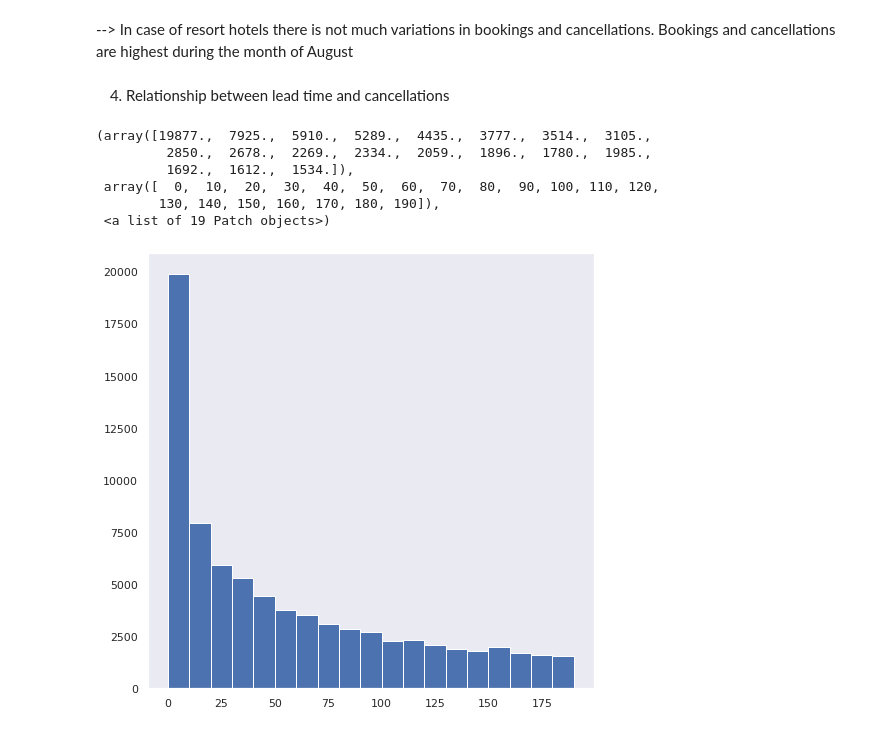
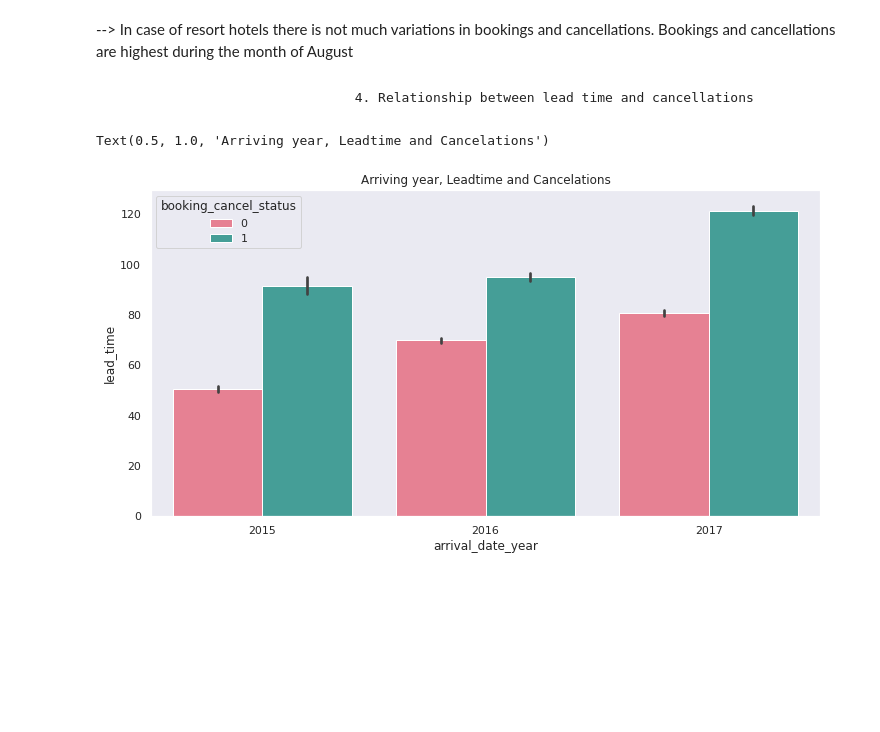
Before and after one commit to SomyaH99/Data_analysis_0f_Hotel_bookings, a Jupyter notebook: Hotel_Booking_Analysis_Capstone_Project.ipynb, the cells around one changed output. Drawn from its saved outputs; the diff is of its cells as text; code cells hidden in the pictures; blank space fills up the shorter version.

```diff
--- a/Hotel_Booking_Analysis_Capstone_Project.ipynb
+++ b/Hotel_Booking_Analysis_Capstone_Project.ipynb
@@ -341,14 +323,11 @@ plt.show()
 # %% [markdown]
 --> In case of resort hotels there is not much variations in bookings and cancellations. Bookings and cancellations are highest during the month of August
 # %% [markdown]
-4. Relationship between lead time and cancellations
+                                   4. Relationship between lead time and cancellations
-# %%
-plt.hist (df.lead_time, bins= np.arange(0,200,10))
-# %% [output]
-(array([19877.,  7925.,  5910.,  5289.,  4435.,  3777.,  3514.,  3105.,
-         2850.,  2678.,  2269.,  2334.,  2059.,  1896.,  1780.,  1985.,
-         1692.,  1612.,  1534.]),
- array([  0,  10,  20,  30,  40,  50,  60,  70,  80,  90, 100, 110, 120,
-        130, 140, 150, 160, 170, 180, 190]),
- <a list of 19 Patch objects>)
-[figure, removed]
+# %%
+plt.figure(figsize=(12,6))
+sns.barplot(x='arrival_date_year', y='lead_time',hue='booking_cancel_status', data= df, palette='husl')
+plt.title('Arriving year, Leadtime and Cancelations')
+# %% [output]
+Text(0.5, 1.0, 'Arriving year, Leadtime and Cancelations')
+[figure, added]
```
Also changed, not shown: parts of 10 cells of this notebook.
